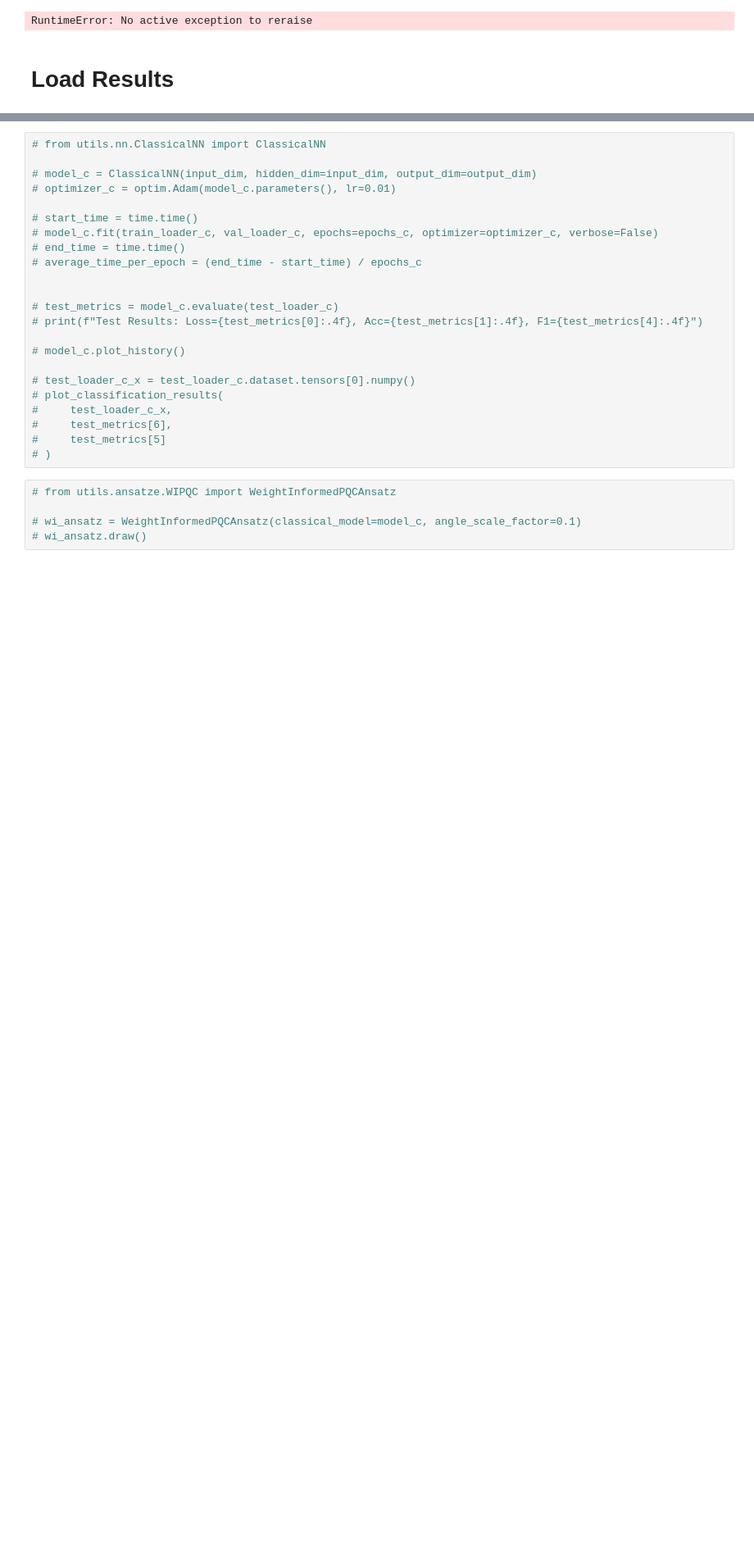
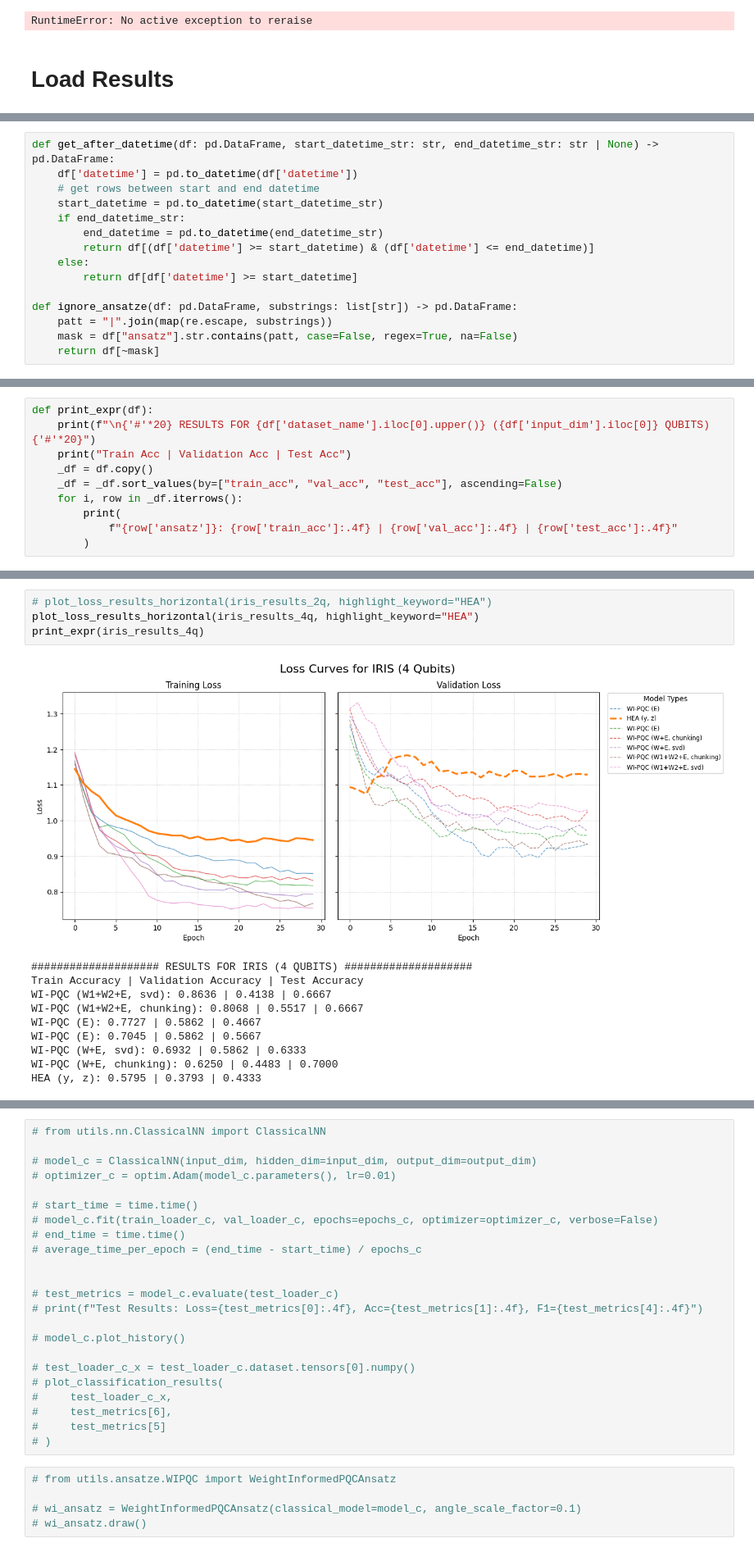
Before and after one commit to LarryHH/NNWeightInformedPQC, a Jupyter notebook: main.ipynb, the cells around one changed output, grey strips where cells are left out. Shown at 82% size. Drawn from its saved outputs; the diff is of its cells as text; blank space fills up the shorter version.

```diff
--- a/main.ipynb
+++ b/main.ipynb
@@ -847,0 +630,15 @@ plot_loss_results_vertical(diabetes_results_4q, highlight_keyword='wi-pqc')
+# %%
+def get_after_datetime(df: pd.DataFrame, start_datetime_str: str, end_datetime_str: str | None) -> pd.DataFrame:
+    df['datetime'] = pd.to_datetime(df['datetime'])
+    # get rows between start and end datetime
+    start_datetime = pd.to_datetime(start_datetime_str)
+    if end_datetime_str:
+        end_datetime = pd.to_datetime(end_datetime_str)
+        return df[(df['datetime'] >= start_datetime) & (df['datetime'] <= end_datetime)]
+    else:
+        return df[df['datetime'] >= start_datetime]
+
+def ignore_ansatze(df: pd.DataFrame, substrings: list[str]) -> pd.DataFrame:
+    patt = "|".join(map(re.escape, substrings))
+    mask = df["ansatz"].str.contains(patt, case=False, regex=True, na=False)
+    return df[~mask]
@@ -847,0 +690,10 @@ plot_loss_results_vertical(diabetes_results_4q, highlight_keyword='wi-pqc')
+# %%
+def print_expr(df):
+    print(f"\n{'#'*20} RESULTS FOR {df['dataset_name'].iloc[0].upper()} ({df['input_dim'].iloc[0]} QUBITS) {'#'*20}")
+    print("Train Acc | Validation Acc | Test Acc")
+    _df = df.copy()
+    _df = _df.sort_values(by=["train_acc", "val_acc", "test_acc"], ascending=False)
+    for i, row in _df.iterrows():
+        print(
+            f"{row['ansatz']}: {row['train_acc']:.4f} | {row['val_acc']:.4f} | {row['test_acc']:.4f}"
+        )
@@ -847,0 +831,15 @@ plot_loss_results_vertical(diabetes_results_4q, highlight_keyword='wi-pqc')
+# %%
+# plot_loss_results_horizontal(iris_results_2q, highlight_keyword="HEA")
+plot_loss_results_horizontal(iris_results_4q, highlight_keyword="HEA")
+print_expr(iris_results_4q)
+# %% [output]
+[figure, added]
+#################### RESULTS FOR IRIS (4 QUBITS) ####################
+Train Accuracy | Validation Accuracy | Test Accuracy
+WI-PQC (W1+W2+E, svd): 0.8636 | 0.4138 | 0.6667
+WI-PQC (W1+W2+E, chunking): 0.8068 | 0.5517 | 0.6667
+WI-PQC (E): 0.7727 | 0.5862 | 0.4667
+WI-PQC (E): 0.7045 | 0.5862 | 0.5667
+WI-PQC (W+E, svd): 0.6932 | 0.5862 | 0.6333
+WI-PQC (W+E, chunking): 0.6250 | 0.4483 | 0.7000
+HEA (y, z): 0.5795 | 0.3793 | 0.4333
```
Also changed, not shown: parts of 23 cells of this notebook.
